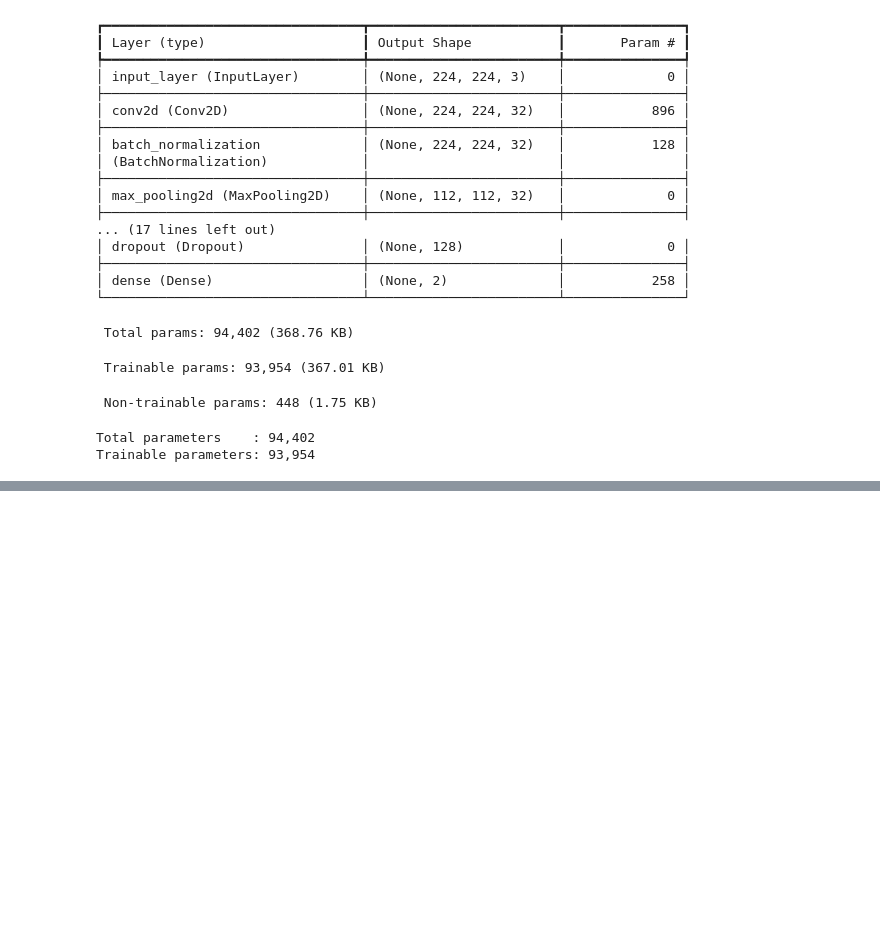
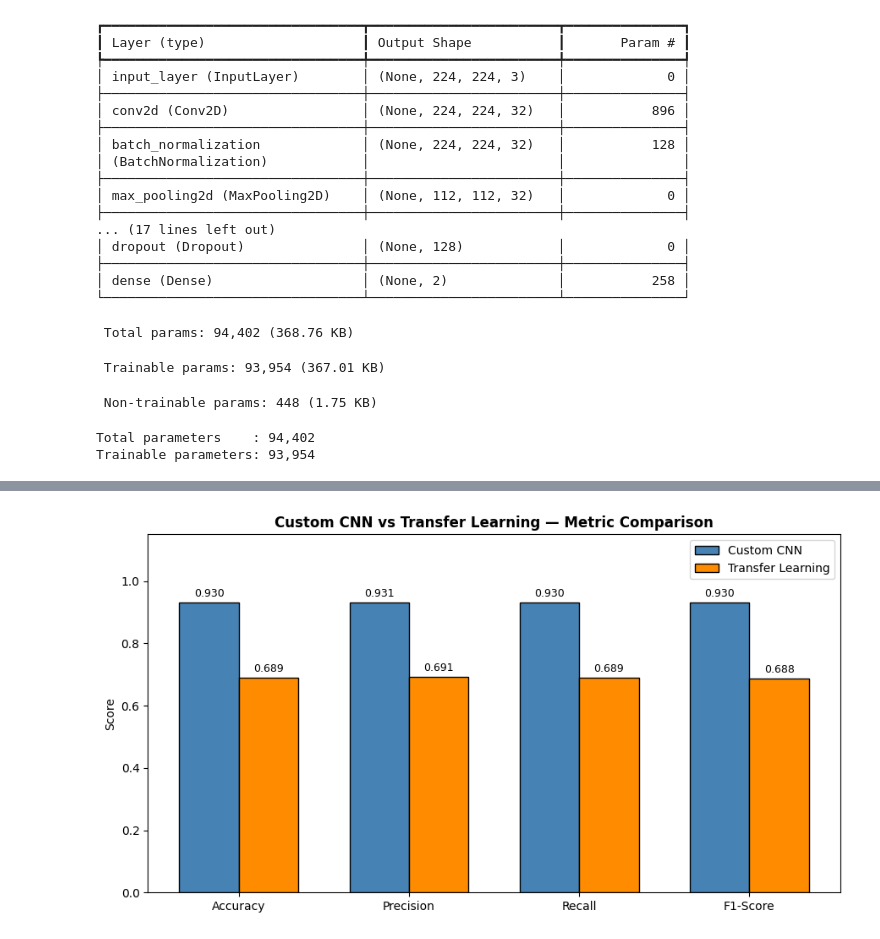
Before and after one commit to naveenranjolkar-maker/Bits_pilani, a Jupyter notebook: Copy_of_2025AG05392_CNN_Assignment.ipynb, the cells around one changed output, grey strips where cells are left out. Cells and saved outputs as stored; diff of their text form; code cells hidden in the pictures; blank space fills up the shorter version.

```diff
--- a/Copy_of_2025AG05392_CNN_Assignment.ipynb
+++ b/Copy_of_2025AG05392_CNN_Assignment.ipynb
@@ -357,0 +606,84 @@ NameError: name 'test_ds' is not defined
+# %%
+# ============================================================
+# CELL 10 — SIDE-BY-SIDE COMPARISON
+# ============================================================
+print("=" * 70)
+print("MODEL COMPARISON")
+print("=" * 70)
+
+comparison_df = pd.DataFrame({
+    'Metric': ['Accuracy', 'Precision (macro)', 'Recall (macro)',
+               'F1-Score (macro)', 'Training Time (s)',
+               'Total Parameters', 'Trainable Parameters',
+               'Loss Reduction (%)'],
+    'Custom CNN': [
+        f"{custom_cnn_accuracy:.4f}",
+        f"{custom_cnn_precision:.4f}",
+        f"{custom_cnn_recall:.4f}",
+        f"{custom_cnn_f1:.4f}",
+        f"{custom_cnn_training_time:.1f}",
+        f"{custom_cnn.count_params():,}",
+        f"{sum(tf.size(v).numpy() for v in custom_cnn.trainable_variables):,}",
+        f"{loss_reduction_custom:.1f}%"
+    ],
+    'Transfer Learning (ResNet50)': [
+        f"{tl_accuracy:.4f}",
+        f"{tl_precision:.4f}",
+        f"{tl_recall:.4f}",
+        f"{tl_f1:.4f}",
+        f"{tl_training_time:.1f}",
+        f"{total_parameters:,}",
+        f"{trainable_parameters:,}",
+        f"{loss_reduction_tl:.1f}%"
+    ]
+})
+
+print(comparison_df.to_string(index=False))
+
+# ── Bar chart comparison ─────────────────────────────────────
+metrics     = ['Accuracy', 'Precision', 'Recall', 'F1-Score']
+cnn_scores  = [custom_cnn_accuracy, custom_cnn_precision,
+               custom_cnn_recall,   custom_cnn_f1]
+tl_scores   = [tl_accuracy, tl_precision, tl_recall, tl_f1]
+
+x   = np.arange(len(metrics))
+w   = 0.35
+
+fig, ax = plt.subplots(figsize=(9, 5))
+b1 = ax.bar(x - w/2, cnn_scores, w, label='Custom CNN',             color='steelblue',  edgecolor='black')
+b2 = ax.bar(x + w/2, tl_scores,  w, label='Transfer Learning',      color='darkorange', edgecolor='black')
+ax.set_xticks(x); ax.set_xticklabels(metrics)
+ax.set_ylim(0, 1.15); ax.set_ylabel("Score")
+ax.set_title("Custom CNN vs Transfer Learning — Metric Comparison", fontweight='bold')
+ax.legend()
+ax.bar_label(b1, fmt='%.3f', padding=3, fontsize=9)
+ax.bar_label(b2, fmt='%.3f', padding=3, fontsize=9)
+plt.tight_layout(); plt.show()
+
+# ── Side-by-side confusion matrices ─────────────────────────
+fig, axes = plt.subplots(1, 2, figsize=(11, 4))
+for ax, cm, title, cmap in zip(
+    axes,
+    [cm_custom, cm_tl],
+    ["Custom CNN", "Transfer Learning"],
+    ["Blues", "Oranges"]
+):
+    sns.heatmap(cm, annot=True, fmt='d', cmap=cmap,
+                xticklabels=CLASS_NAMES, yticklabels=CLASS_NAMES, ax=ax)
+    ax.set_title(f"{title} — Confusion Matrix", fontweight='bold')
+    ax.set_ylabel("True"); ax.set_xlabel("Predicted")
+
+plt.tight_layout(); plt.show()
+
+# ── Training curve overlay ───────────────────────────────────
+fig, axes = plt.subplots(1, 2, figsize=(12, 4))
+axes[0].plot(history_custom.history['val_loss'],    label='Custom CNN val loss',  linestyle='--')
+axes[0].plot(history_tl.history['val_loss'],        label='TL val loss',          linestyle='-')
+axes[0].set_title("Validation Loss Comparison"); axes[0].legend(); axes[0].set_xlabel("Epoch")
+
+axes[1].plot(history_custom.history['val_accuracy'], label='Custom CNN val acc',   linestyle='--')
+axes[1].plot(history_tl.history['val_accuracy'],     label='TL val acc',           linestyle='-')
+axes[1].set_title("Validation Accuracy Comparison"); axes[1].legend(); axes[1].set_xlabel("Epoch")
+
+plt.tight_layout(); plt.show()
+# %% [output]
@@ -357,0 +702 @@ NameError: name 'test_ds' is not defined
+[figure, added]
```
Also changed, not shown: parts of 11 cells of this notebook.
